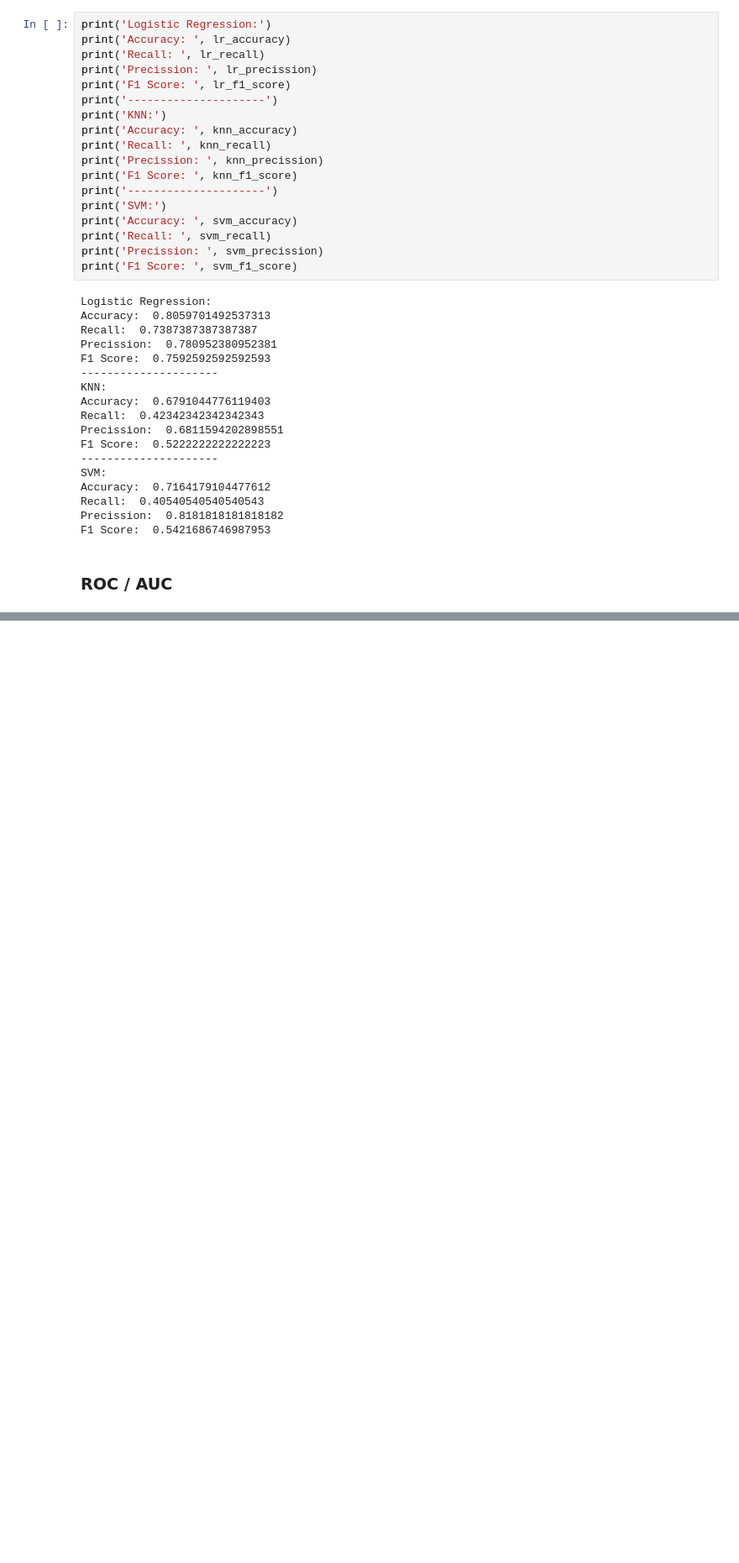
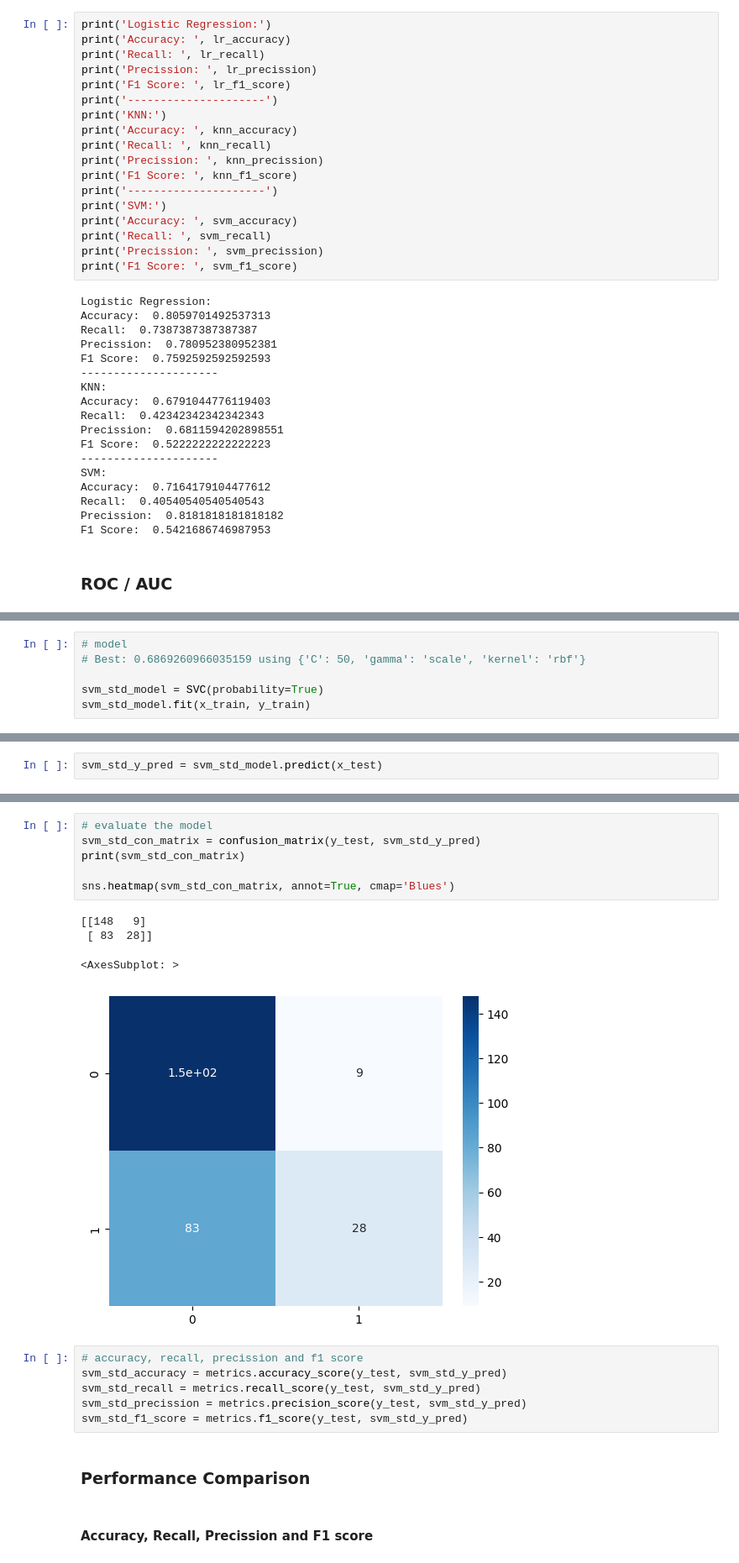
Before and after one commit to sergani/ml-titanic-survivors, a Jupyter notebook: ML - Project - Titanic Survivors.ipynb, the cells around one changed output, grey strips where cells are left out. Shown at 84% size. Saved outputs shown, nothing was run; the diff lists cells and outputs as text; blank space fills up the shorter version.

```diff
--- a/ML - Project - Titanic Survivors.ipynb
+++ b/ML - Project - Titanic Survivors.ipynb
@@ -780,0 +932,6 @@ SVM AUC: 0.7799391748436335
+# %%
+# model
+# Best: 0.6869260966035159 using {'C': 50, 'gamma': 'scale', 'kernel': 'rbf'}
+
+svm_std_model = SVC(probability=True)
+svm_std_model.fit(x_train, y_train)
@@ -780,0 +940,2 @@ SVM AUC: 0.7799391748436335
+# %%
+svm_std_y_pred = svm_std_model.predict(x_test)
@@ -780,0 +976,21 @@ SVM AUC: 0.7799391748436335
+# %%
+# evaluate the model
+svm_std_con_matrix = confusion_matrix(y_test, svm_std_y_pred)
+print(svm_std_con_matrix)
+
+sns.heatmap(svm_std_con_matrix, annot=True, cmap='Blues')
+# %% [output]
+[[148   9]
+ [ 83  28]]
+<AxesSubplot: >
+[figure, added]
+# %%
+# accuracy, recall, precission and f1 score
+svm_std_accuracy = metrics.accuracy_score(y_test, svm_std_y_pred)
+svm_std_recall = metrics.recall_score(y_test, svm_std_y_pred)
+svm_std_precission = metrics.precision_score(y_test, svm_std_y_pred)
+svm_std_f1_score = metrics.f1_score(y_test, svm_std_y_pred)
+# %% [markdown]
+### Performance Comparison
+# %% [markdown]
+#### Accuracy, Recall, Precission and F1 score
```
Also changed, not shown: parts of 37 cells of this notebook.
